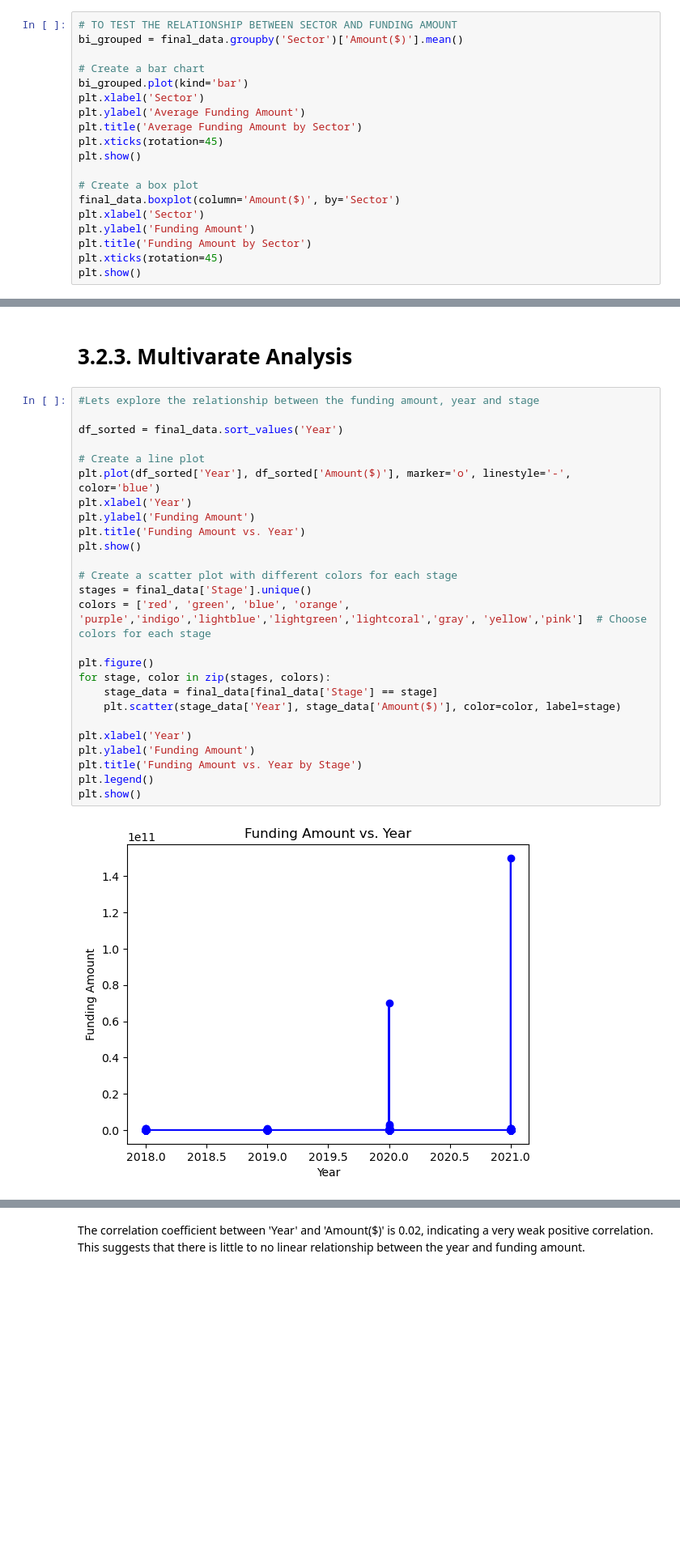
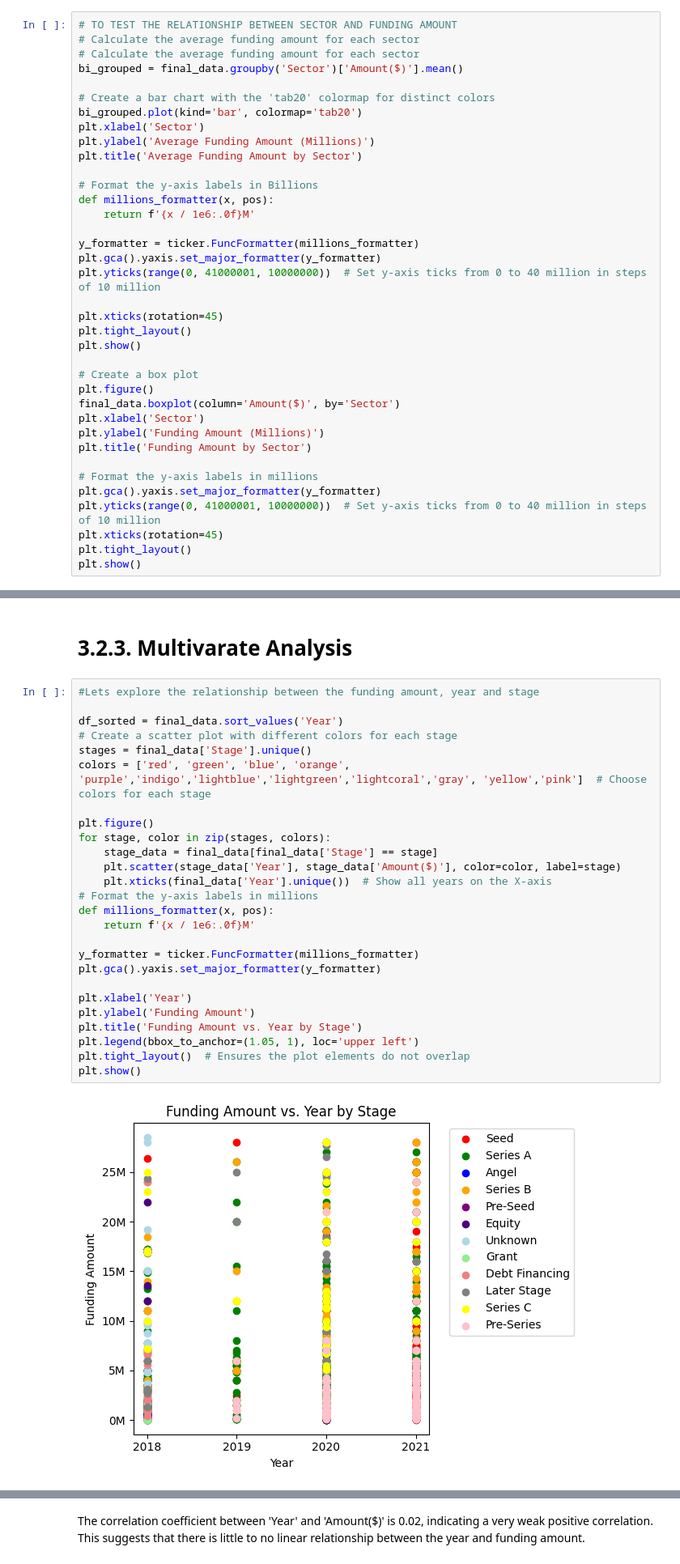
Before and after one commit to MarthaK-Coder/AZUBI-AFRICA--LP1-Sprint, a Jupyter notebook: ProjectNotebook.ipynb, the cells around one changed output, grey strips where cells are left out. Shown at 81% size. Cells and saved outputs as stored; diff of their text form; blank space fills up the shorter version.

```diff
--- a/ProjectNotebook.ipynb
+++ b/ProjectNotebook.ipynb
@@ -2088,21 +2356,39 @@ Name: count, dtype: int64
 # 3.2.3 BIVARATE ANALYSIS
 # %%
 # TO TEST THE RELATIONSHIP BETWEEN SECTOR AND FUNDING AMOUNT
+# Calculate the average funding amount for each sector
+# Calculate the average funding amount for each sector
 bi_grouped = final_data.groupby('Sector')['Amount($)'].mean()
 
-# Create a bar chart
-bi_grouped.plot(kind='bar')
+# Create a bar chart with the 'tab20' colormap for distinct colors
+bi_grouped.plot(kind='bar', colormap='tab20')
 plt.xlabel('Sector')
-plt.ylabel('Average Funding Amount')
+plt.ylabel('Average Funding Amount (Millions)')
 plt.title('Average Funding Amount by Sector')
+
+# Format the y-axis labels in Billions
+def millions_formatter(x, pos):
+    return f'{x / 1e6:.0f}M'
+
+y_formatter = ticker.FuncFormatter(millions_formatter)
+plt.gca().yaxis.set_major_formatter(y_formatter)
+plt.yticks(range(0, 41000001, 10000000))  # Set y-axis ticks from 0 to 40 million in steps of 10 million
+
 plt.xticks(rotation=45)
+plt.tight_layout()
 plt.show()
 
 # Create a box plot
+plt.figure()
 final_data.boxplot(column='Amount($)', by='Sector')
 plt.xlabel('Sector')
-plt.ylabel('Funding Amount')
+plt.ylabel('Funding Amount (Millions)')
 plt.title('Funding Amount by Sector')
+
+# Format the y-axis labels in millions
+plt.gca().yaxis.set_major_formatter(y_formatter)
+plt.yticks(range(0, 41000001, 10000000))  # Set y-axis ticks from 0 to 40 million in steps of 10 million
 plt.xticks(rotation=45)
+plt.tight_layout()
 plt.show()
 # %% [output]
@@ -2115,28 +2402,28 @@ There is a relationship between the sector and funding amount given.
 # %%
 #Lets explore the relationship between the funding amount, year and stage
 
 df_sorted = final_data.sort_values('Year')
-
-# Create a line plot
-plt.plot(df_sorted['Year'], df_sorted['Amount($)'], marker='o', linestyle='-', color='blue')
-plt.xlabel('Year')
-plt.ylabel('Funding Amount')
-plt.title('Funding Amount vs. Year')
-plt.show()
-
 # Create a scatter plot with different colors for each stage
 stages = final_data['Stage'].unique()
 colors = ['red', 'green', 'blue', 'orange', 'purple','indigo','lightblue','lightgreen','lightcoral','gray', 'yellow','pink']  # Choose colors for each stage
 
 plt.figure()
 for stage, color in zip(stages, colors):
     stage_data = final_data[final_data['Stage'] == stage]
     plt.scatter(stage_data['Year'], stage_data['Amount($)'], color=color, label=stage)
+    plt.xticks(final_data['Year'].unique())  # Show all years on the X-axis
+# Format the y-axis labels in millions
+def millions_formatter(x, pos):
+    return f'{x / 1e6:.0f}M'
+
+y_formatter = ticker.FuncFormatter(millions_formatter)
+plt.gca().yaxis.set_major_formatter(y_formatter)
 
 plt.xlabel('Year')
 plt.ylabel('Funding Amount')
 plt.title('Funding Amount vs. Year by Stage')
-plt.legend()
+plt.legend(bbox_to_anchor=(1.05, 1), loc='upper left')
+plt.tight_layout()  # Ensures the plot elements do not overlap
 plt.show()
 # %% [output]
-[figure, old version]
+[figure, new version]
```
Also changed, not shown: parts of 108 cells of this notebook.
